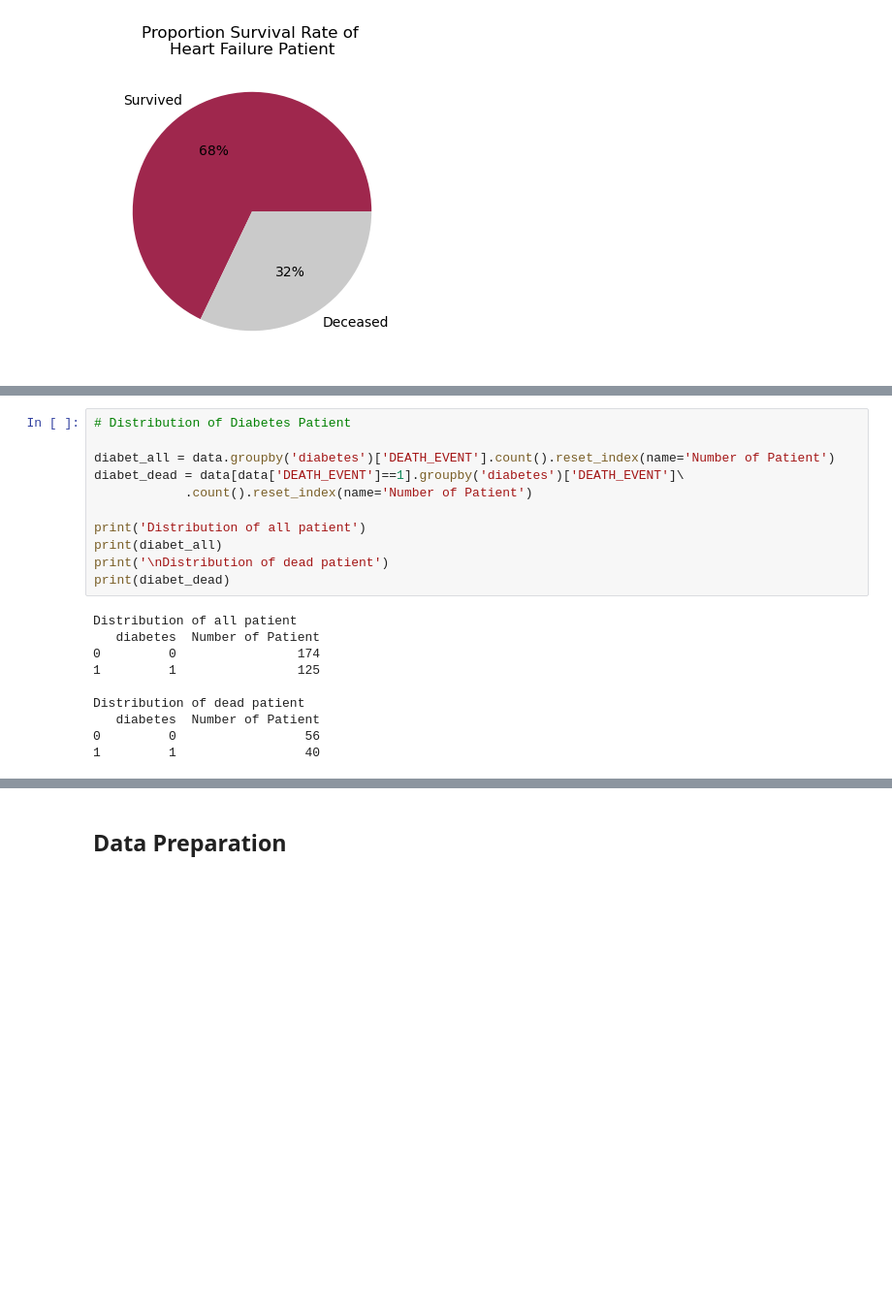
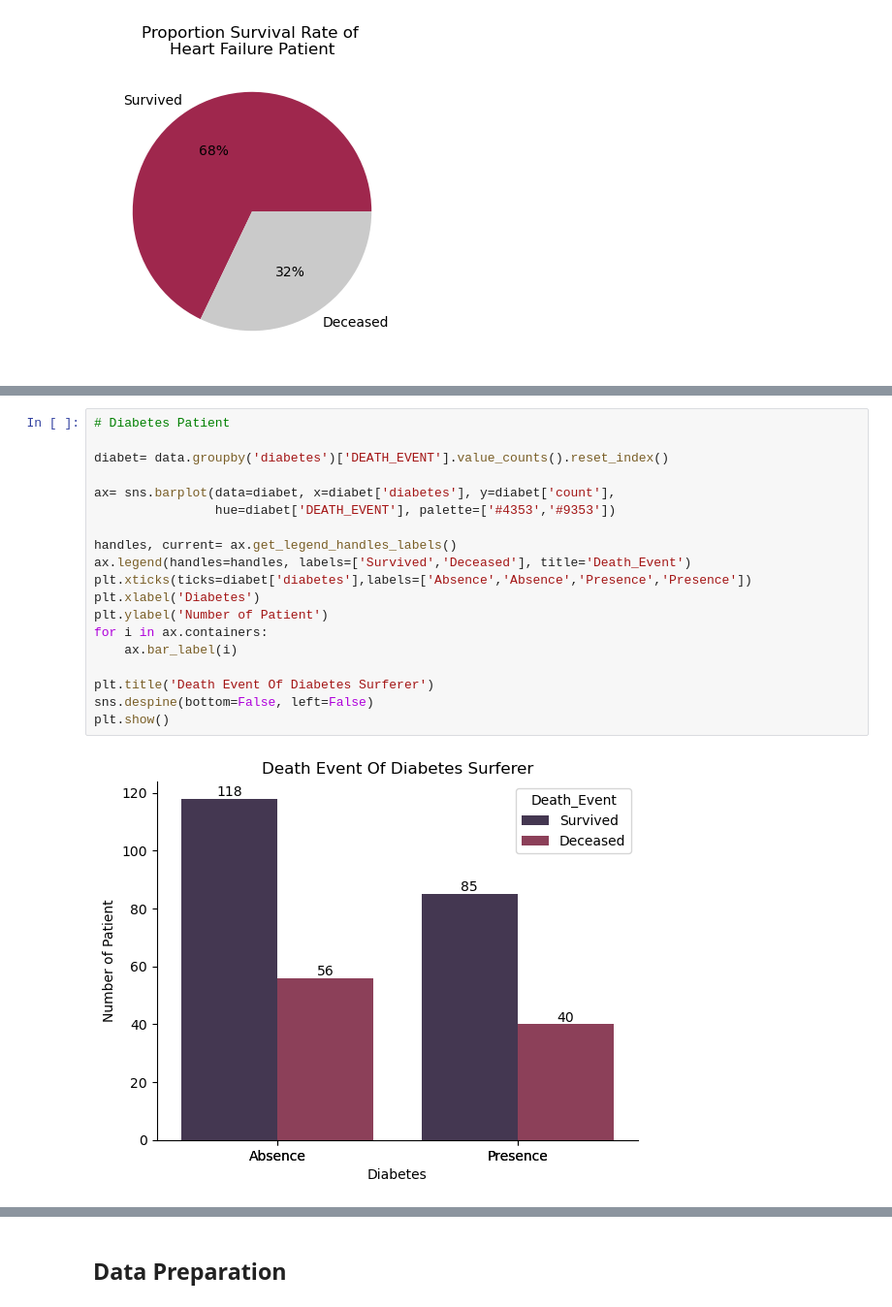
Before and after one commit to enthokz/Prediction-Model-Exercise, a Jupyter notebook: Heart Failure Predict/Prediction_model_heart_disease.ipynb, the cells around one changed output, grey strips where cells are left out. Shown at 97% size. Drawn from its saved outputs; the diff is of its cells as text; blank space fills up the shorter version.

```diff
--- a/Heart Failure Predict/Prediction_model_heart_disease.ipynb
+++ b/Heart Failure Predict/Prediction_model_heart_disease.ipynb
@@ -114,22 +117,22 @@ plt.show()
-# %%
-# Distribution of Diabetes Patient
-
-diabet_all = data.groupby('diabetes')['DEATH_EVENT'].count().reset_index(name='Number of Patient')
-diabet_dead = data[data['DEATH_EVENT']==1].groupby('diabetes')['DEATH_EVENT']\
-            .count().reset_index(name='Number of Patient')
-
-print('Distribution of all patient')
-print(diabet_all)
-print('\nDistribution of dead patient')
-print(diabet_dead)
-# %% [output]
-Distribution of all patient
-   diabetes  Number of Patient
-0         0                174
-1         1                125
-
-Distribution of dead patient
-   diabetes  Number of Patient
-0         0                 56
-1         1                 40
+# %%
+# Diabetes Patient
+
+diabet= data.groupby('diabetes')['DEATH_EVENT'].value_counts().reset_index()
+
+ax= sns.barplot(data=diabet, x=diabet['diabetes'], y=diabet['count'],
+                hue=diabet['DEATH_EVENT'], palette=['#4353','#9353'])
+
+handles, current= ax.get_legend_handles_labels()
+ax.legend(handles=handles, labels=['Survived','Deceased'], title='Death_Event')
+plt.xticks(ticks=diabet['diabetes'],labels=['Absence','Absence','Presence','Presence'])
+plt.xlabel('Diabetes')
+plt.ylabel('Number of Patient')
+for i in ax.containers:
+    ax.bar_label(i)
+
+plt.title('Death Event Of Diabetes Surferer')
+sns.despine(bottom=False, left=False)
+plt.show()
+# %% [output]
+[figure, added]
 # %%
```
Also changed, not shown: parts of 13 cells of this notebook.
